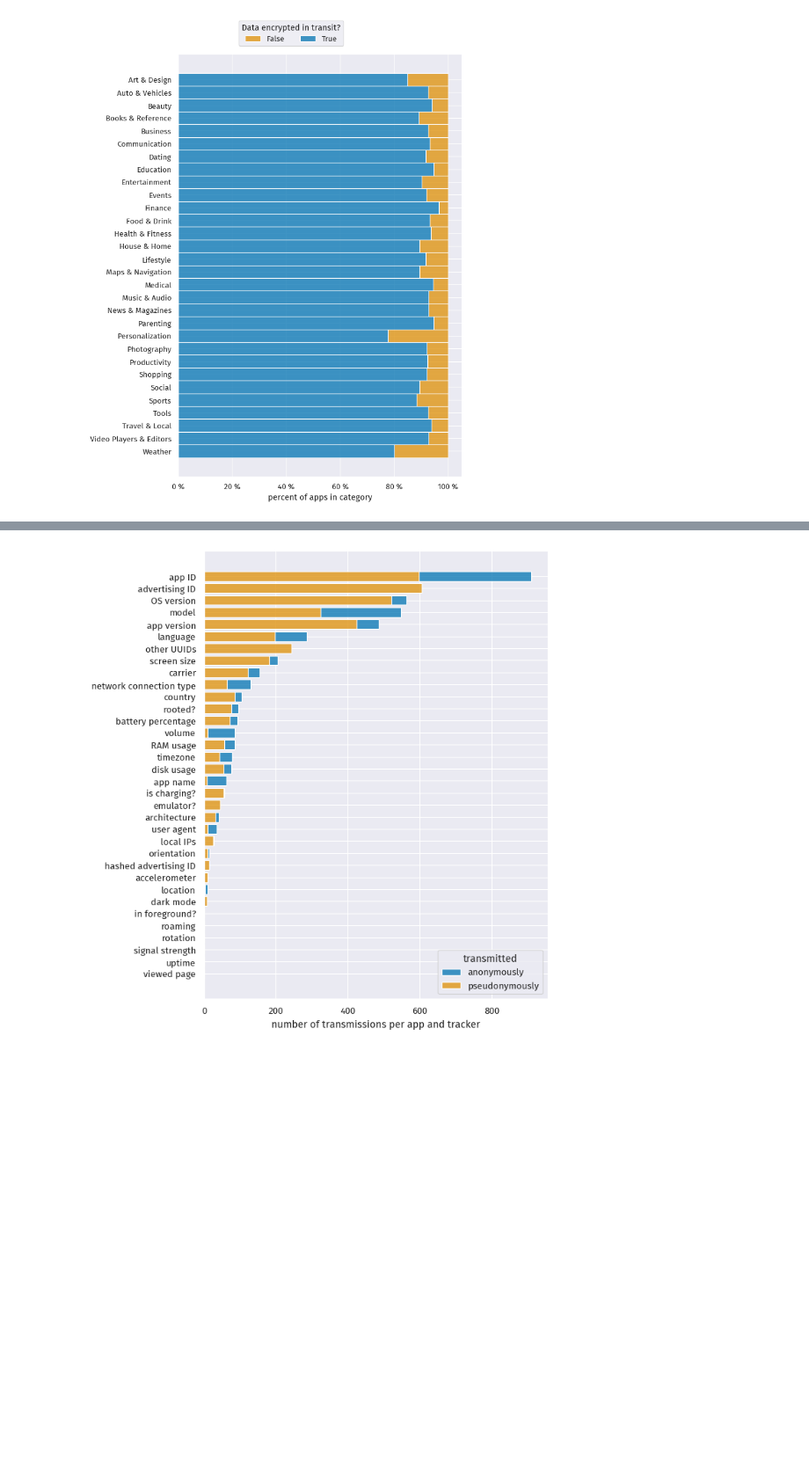
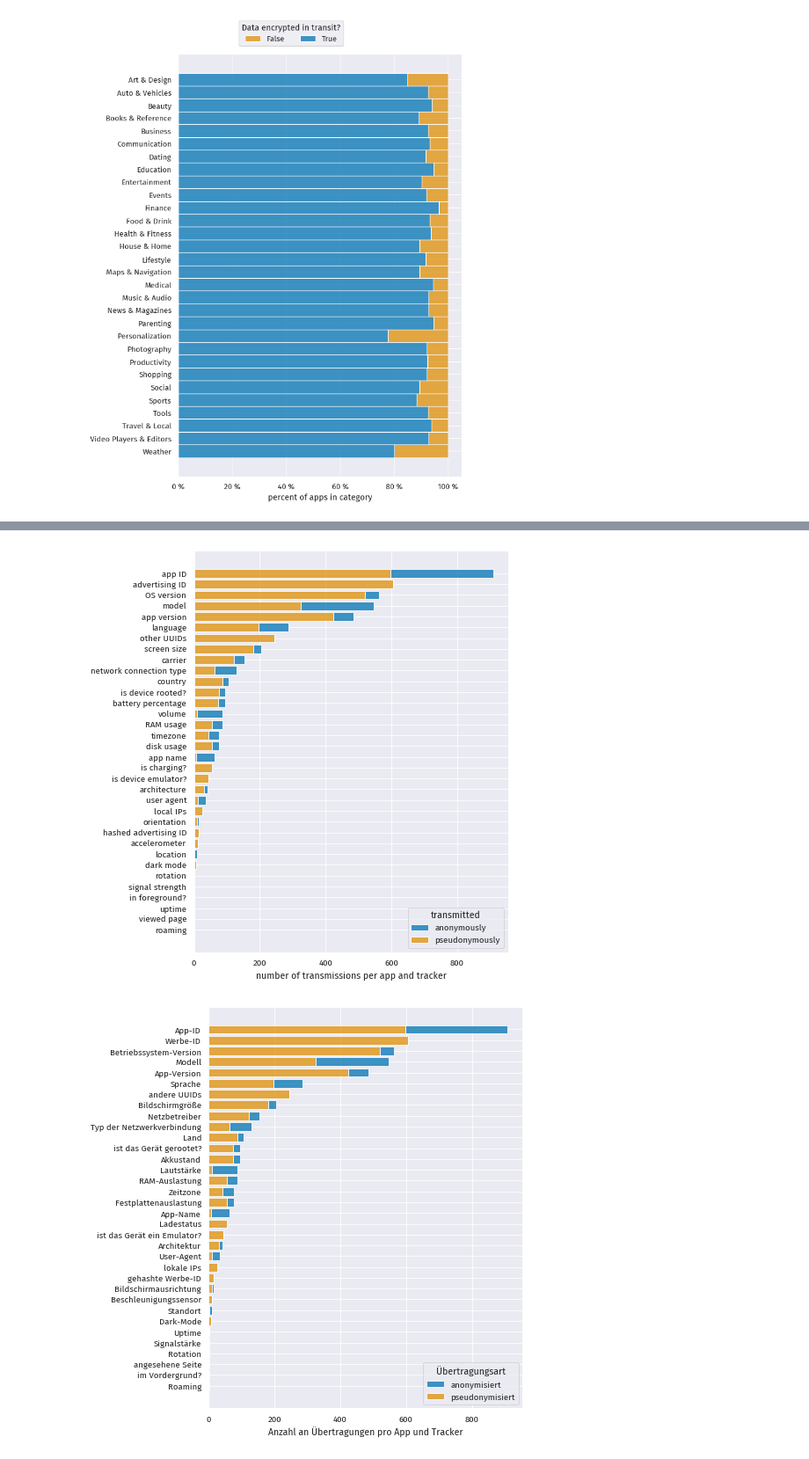
Before and after one commit to datenanfragen/android-data-safety-label-analysis, a Jupyter notebook: src/graphs.ipynb, the cells around one changed output, grey strips where cells are left out. Shown at 88% size. Cells and saved outputs as stored; diff of their text form; code cells hidden in the pictures; blank space fills up the shorter version.

```diff
--- a/src/graphs.ipynb
+++ b/src/graphs.ipynb
@@ -162,18 +311,20 @@ for attribute in ['category', 'data_type', 'purpose']:
 # %%
-csv = pd.read_csv(os.path.join(
-    data_dir, f'apps_trackers_data_types.csv'), on_bad_lines='error', converters={'data_type': data_type_renamer}).sort_values(by=['data_type'])
-csv['data_type'] = pd.Categorical(
-    csv['data_type'], categories=csv['data_type'].value_counts().keys(), ordered=True)
+for language in ['en', 'de']:
+    csv = pd.read_csv(os.path.join(
+        data_dir, f'apps_trackers_data_types.csv'), on_bad_lines='error', converters={'data_type': lambda t: our_data_type_renamer(t, language), 'transmission_type': lambda t: translate('transmission_type', t, language)}).sort_values(by=['data_type'])
+    csv['data_type'] = pd.Categorical(
+        csv['data_type'], categories=csv['data_type'].value_counts().keys(), ordered=True)
 
-fig, ax = plt.subplots(figsize=[default_figsize_x, 1.75*default_figsize_y])
-sns.histplot(y="data_type", hue="transmission_type", multiple="stack", hue_order=[
-    'anonymously', 'pseudonymously'], shrink=0.8, data=csv, ax=ax)
-ax.set_ylabel('')
-ax.set_xlabel('number of transmissions per app and tracker')
-sns.move_legend(ax, "lower right", title='transmitted')
+    fig, ax = plt.subplots(figsize=[default_figsize_x, 1.75*default_figsize_y])
+    sns.histplot(y="data_type", hue="transmission_type", multiple="stack", hue_order=[
+        'anonymously', 'pseudonymously'] if language == 'en' else ['anonymisiert', 'pseudonymisiert'], shrink=0.8, data=csv, ax=ax)
+    ax.set_ylabel('')
+    ax.set_xlabel('number of transmissions per app and tracker' if language == 'en' else 'Anzahl an Übertragungen pro App und Tracker')
+    sns.move_legend(ax, "lower right", title='transmitted' if language == 'en' else 'Übertragungsart')
 
-fig.savefig(os.path.join(graphs_dir, 'traffic_data_types.svg'),
-            bbox_inches="tight", pad_inches=0, transparent=True)
+    fig.savefig(os.path.join(graphs_dir, filename('traffic_data_types', language, 'svg')),
+                bbox_inches="tight", pad_inches=0, transparent=True)
 # %% [output]
-[figure, old version]
+[figure, new version]
+[figure, added]
 # %%
```
Also changed, not shown: parts of 3 cells of this notebook, 10 other files.
